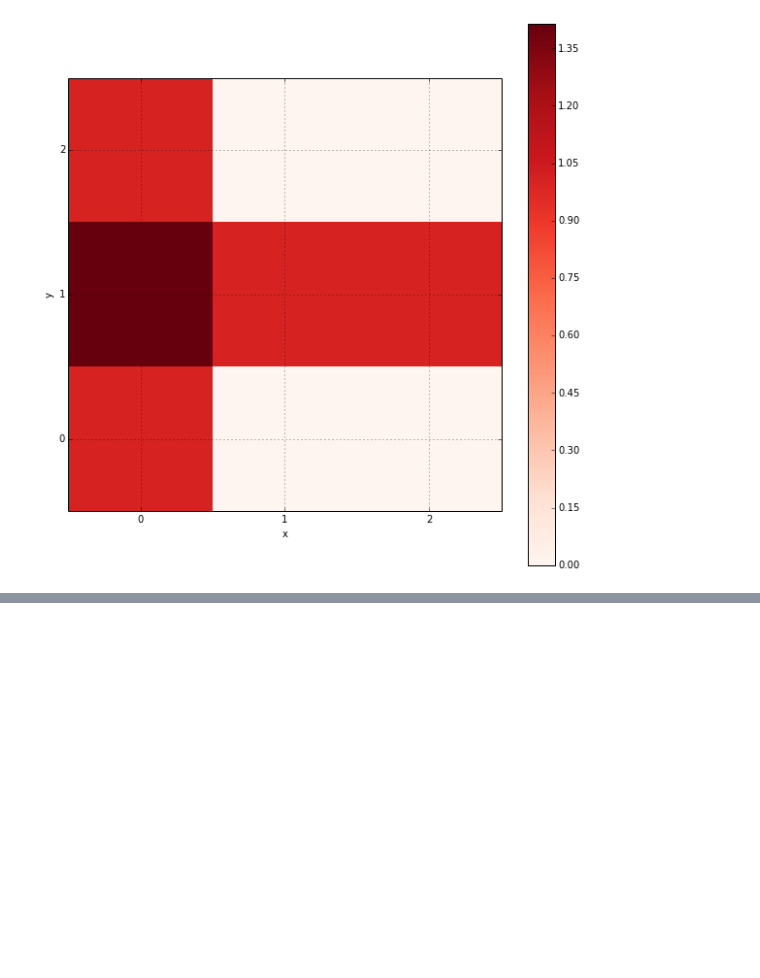
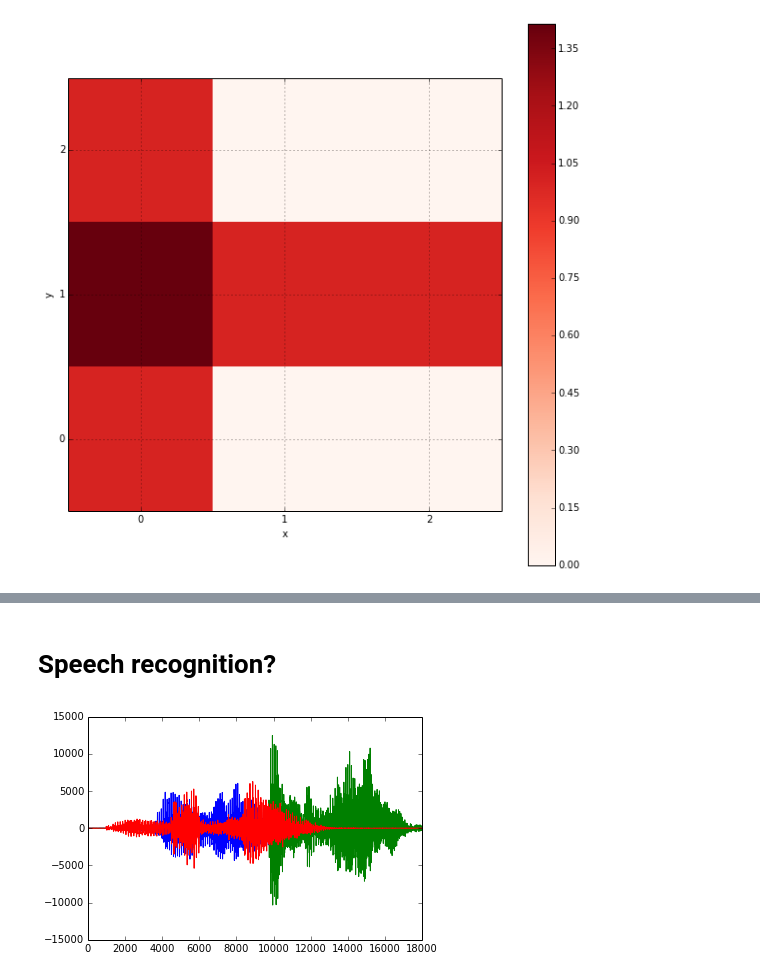
Before and after one commit to ricardodeazambuja/DTW, a Jupyter notebook: Dynamic_Time_Warping.ipynb, the cells around one changed output, grey strips where cells are left out. Drawn from its saved outputs; the diff is of its cells as text; code cells hidden in the pictures; blank space fills up the shorter version.

```diff
--- a/Dynamic_Time_Warping.ipynb
+++ b/Dynamic_Time_Warping.ipynb
@@ -599,0 +614,40 @@ plt.show()
+# %% [markdown]
+# Speech recognition?
+# %%
+samples = []
+# %%
+# http://stackoverflow.com/a/29722090
+import pyaudio
+
+RATE = 16000
+RECORD_SECONDS = 2.5
+CHUNKSIZE = 1024
+
+# initialize portaudio
+p = pyaudio.PyAudio()
+stream = p.open(format=pyaudio.paInt16, channels=1, rate=RATE, input=True, frames_per_buffer=CHUNKSIZE)
+
+frames = [] # A python-list of chunks(numpy.ndarray)
+for _ in range(0, int(RATE / CHUNKSIZE * RECORD_SECONDS)):
+    data = stream.read(CHUNKSIZE)
+    frames.append(numpy.fromstring(data, dtype=numpy.int16))
+
+#Convert the list of numpy-arrays into a 1D array (column-wise)
+numpydata = numpy.hstack(frames)
+
+# close stream
+stream.stop_stream()
+stream.close()
+p.terminate()
+
+samples.append(numpydata)
+# %%
+# plot data
+import matplotlib.pyplot as plt
+%matplotlib inline
+
+for s in samples:
+    plt.plot(s[8000:26000])
+plt.show()
+# %% [output]
+[figure, added]
```
Also changed, not shown: parts of 30 cells of this notebook.
